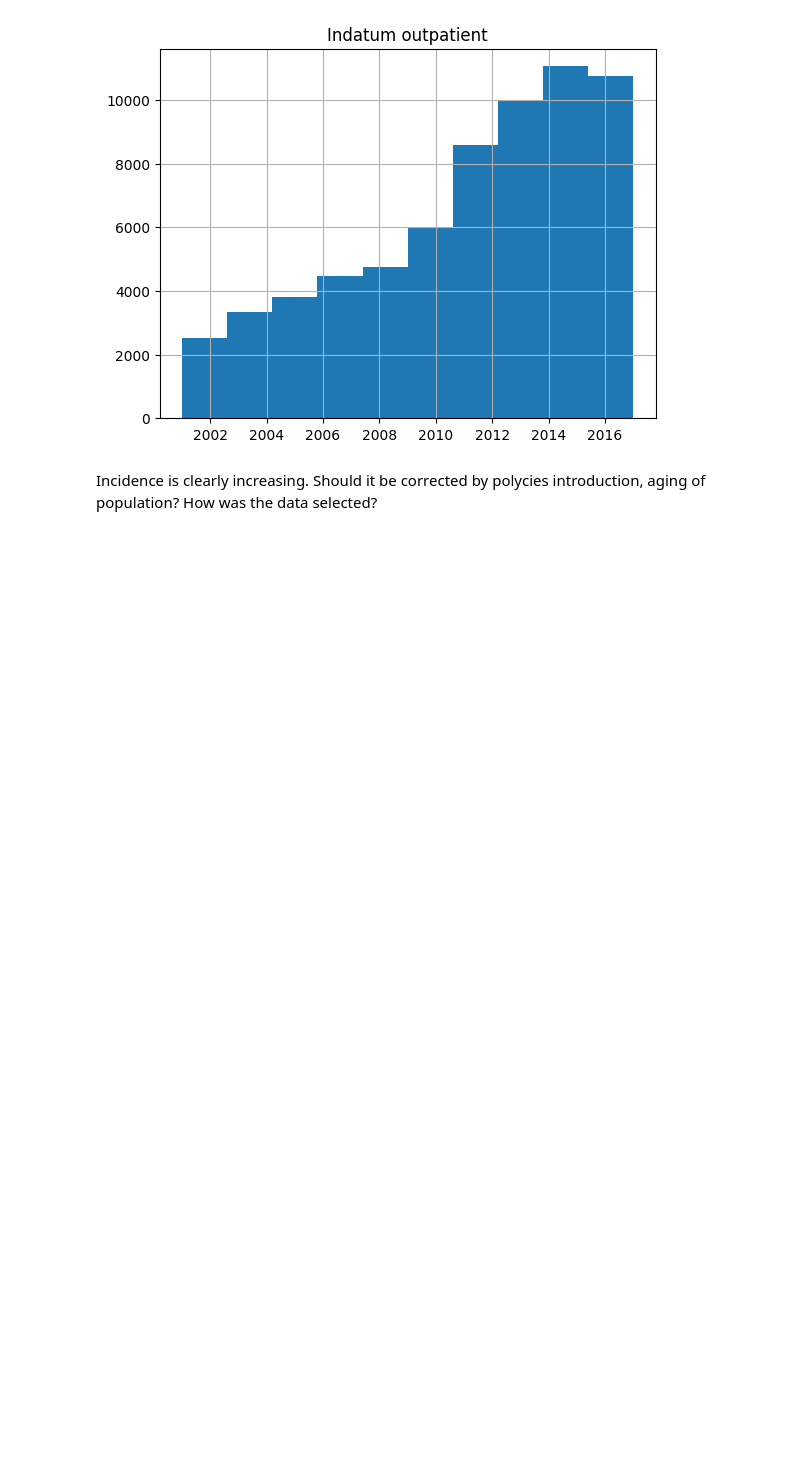
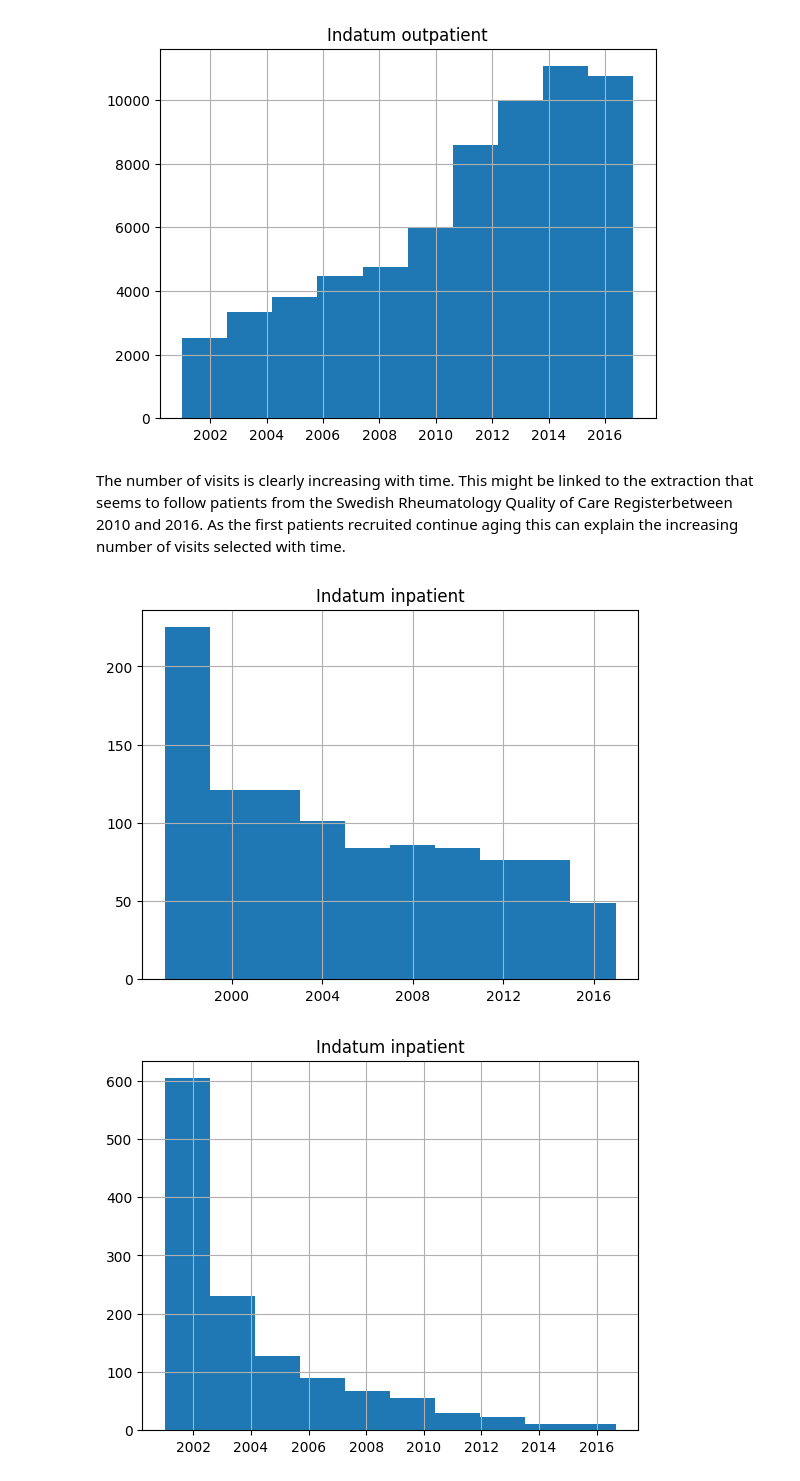
Before and after one commit to JulietteOrtholand/registery_data_test, a Jupyter notebook: assignment_1.ipynb, the cells around one changed output. Cells and saved outputs as stored; diff of their text form; code cells hidden in the pictures; blank space fills up the shorter version.

```diff
--- a/assignment_1.ipynb
+++ b/assignment_1.ipynb
@@ -275,5 +305,16 @@ plt.show()
 # %% [output]
 [figure]
 [figure]
-# %% [markdown]
-Incidence is clearly increasing. Should it be corrected by polycies introduction, aging of population? How was the data selected?
+# %% [markdown]
+The number of visits is clearly increasing with time. This might be linked to the extraction that seems to follow patients from the Swedish Rheumatology Quality of Care Registerbetween 2010 and 2016. As the first patients recruited continue aging this can explain the increasing number of visits selected with time.
+# %%
+df_inpatient.groupby('pnr')['indatum'].min().hist()
+plt.title('Indatum inpatient')
+plt.show()
+
+df_outpatient.groupby('pnr')['indatum'].min().hist()
+plt.title('Indatum inpatient')
+plt.show()
+# %% [output]
+[figure, added]
+[figure, added]
```
Also changed, not shown: parts of 11 cells of this notebook, 2 other files.
